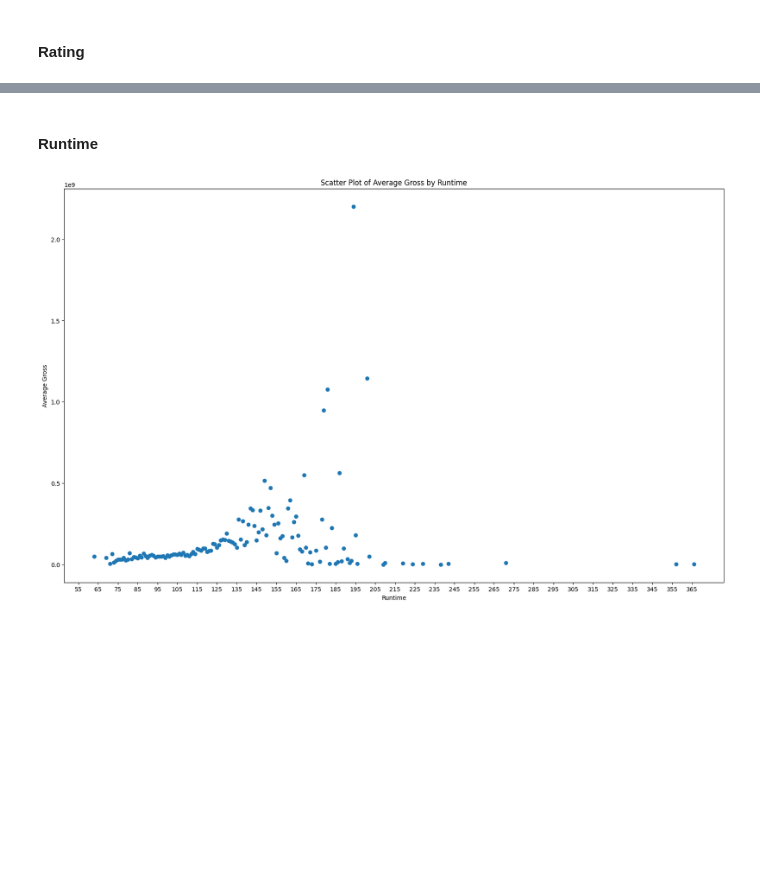
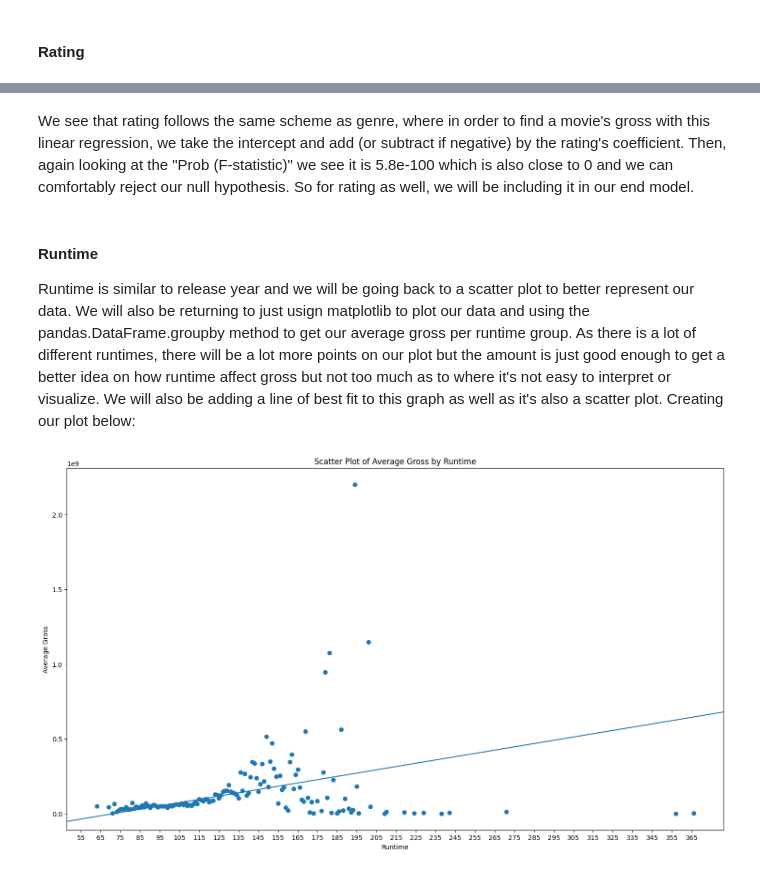
Before and after one commit to jacoborndoff/jacoborndoff.github.io, a Jupyter notebook: FinalProjectDraft (1).ipynb, the cells around one changed output, grey strips where cells are left out. Drawn from its saved outputs; the diff is of its cells as text; code cells hidden in the pictures; blank space fills up the shorter version.

Commit message:
Finished Data Analysis and Partly Through Model Section

```diff
--- a/FinalProjectDraft (1).ipynb
+++ b/FinalProjectDraft (1).ipynb
@@ -303,16 +307,35 @@ OLS Regression Results
 | Kurtosis: | 49.161 | Cond. No. | 351. |
 Notes:
 [1] Standard Errors assume that the covariance matrix of the errors is correctly specified.
+# %% [markdown]
+<p>We see that rating follows the same scheme as genre, where in order to find a movie's gross with this linear regression, we take the intercept and add (or subtract if negative) by the rating's coefficient. Then, again looking at the "Prob (F-statistic)" we see it is 5.8e-100 which is also close to 0 and we can comfortably reject our null hypothesis. So for rating as well, we will be including it in our end model.</p>
 # %% [markdown]
 <h4 id="runtime"> Runtime </h4>
+
+<p>Runtime is similar to release year and we will be going back to a scatter plot to better represent our data. We will also be returning to just usign matplotlib to plot our data and using the pandas.DataFrame.groupby method to get our average gross per runtime group. As there is a lot of different runtimes, there will be a lot more points on our plot but the amount is just good enough to get a better idea on how runtime affect gross but not too much as to where it's not easy to interpret or visualize. We will also be adding a line of best fit to this graph as well as it's also a scatter plot. Creating our plot below:</p>
 # %%
+# Taking a look at average gross by runtime.
+
+# Grouping the data set by "runtime" and taking the mean "gross" of each group.
 average_gross_per_runtime = movie_data.groupby("runtime")["gross"].mean()
-fig, ax4 = plt.subplots(figsize=(20,12))
+
+# Setting the size of the upcoming plot
+fig, ax4 = plt.subplots(figsize=(18,10))
+
+# Creating a scatter plot using the runtime as the x value and the average gross for that year as the y value.
 ax4.scatter(average_gross_per_runtime.index, average_gross_per_runtime.values)
+
+# Setting plot labels and the x tick amount
 ax4.set_xticks(np.arange(float(min(movie_data["runtime"])), float(max(movie_data["runtime"])), 10.0))
 ax4.set_xlabel("Runtime")
 ax4.set_ylabel("Average Gross")
 ax4.set_title("Scatter Plot of Average Gross by Runtime")
+
+# Creating and plotting our linear regression line
+runtime_model = smf.ols(formula="gross ~ runtime", data=movie_data)
+abline_plot(model_results=runtime_model.fit(), ax=ax4)
+
+# Showing the plot
 plt.show()
 # %% [output]
-[figure, old version]
+[figure, new version]
```
Also changed, not shown: parts of 29 cells of this notebook, 1 other file.
